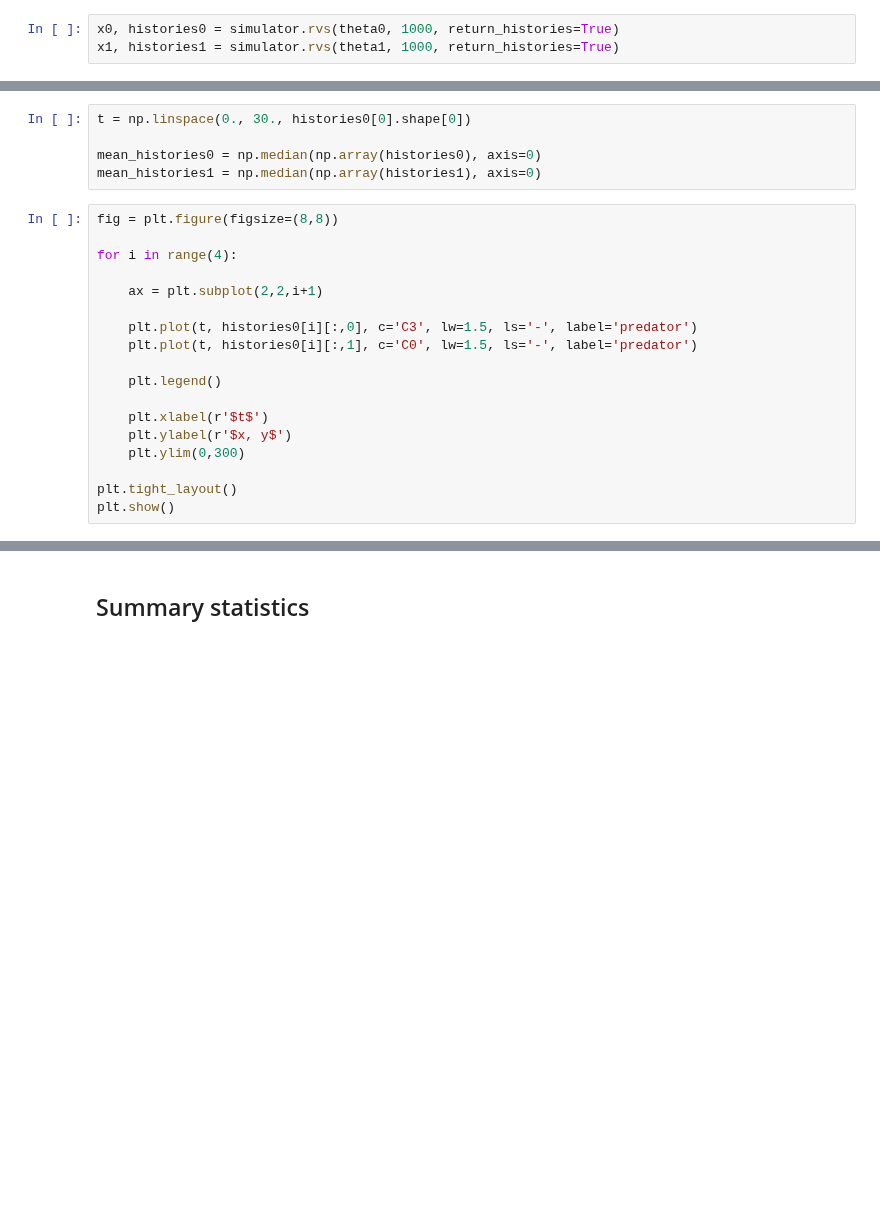
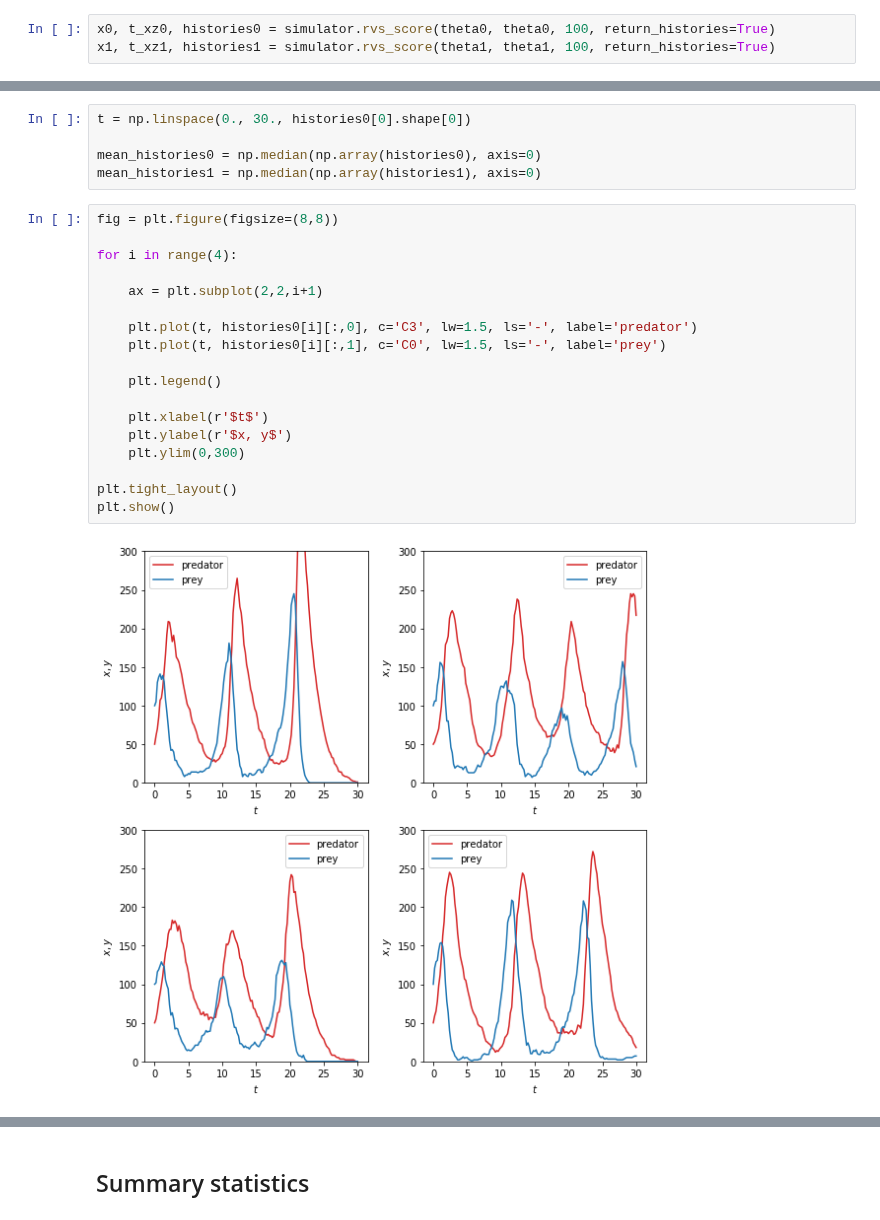
Before and after one commit to johannbrehmer/goldmine, a Jupyter notebook: goldmine/notebooks/lotka_volterra/simulator.ipynb, the cells around one changed output, grey strips where cells are left out. Saved outputs shown, nothing was run; the diff lists cells and outputs as text; blank space fills up the shorter version.

```diff
--- a/goldmine/notebooks/lotka_volterra/simulator.ipynb
+++ b/goldmine/notebooks/lotka_volterra/simulator.ipynb
@@ -22,6 +22,6 @@ theta1 = np.array([0.008, 0.4, 1.5, 0.01])
 # %% [output]
 [0.01 0.5  1.   0.01]
 # %%
-x0, histories0 = simulator.rvs(theta0, 1000, return_histories=True)
-x1, histories1 = simulator.rvs(theta1, 1000, return_histories=True)
+x0, t_xz0, histories0 = simulator.rvs_score(theta0, theta0, 100, return_histories=True)
+x1, t_xz1, histories1 = simulator.rvs_score(theta1, theta1, 100, return_histories=True)
 # %% [output]
@@ -38,21 +52,23 @@ mean_histories1 = np.median(np.array(histories1), axis=0)
 # %%
 fig = plt.figure(figsize=(8,8))
 
 for i in range(4):
 
     ax = plt.subplot(2,2,i+1)
 
     plt.plot(t, histories0[i][:,0], c='C3', lw=1.5, ls='-', label='predator')
-    plt.plot(t, histories0[i][:,1], c='C0', lw=1.5, ls='-', label='predator')
+    plt.plot(t, histories0[i][:,1], c='C0', lw=1.5, ls='-', label='prey')
 
     plt.legend()
 
     plt.xlabel(r'$t$')
     plt.ylabel(r'$x, y$')
     plt.ylim(0,300)
 
 plt.tight_layout()
 plt.show()
+# %% [output]
+[figure, added]
 # %%
 fig = plt.figure(figsize=(8,4))
 
```
Also changed, not shown: parts of 4 cells of this notebook, 3 other files.
